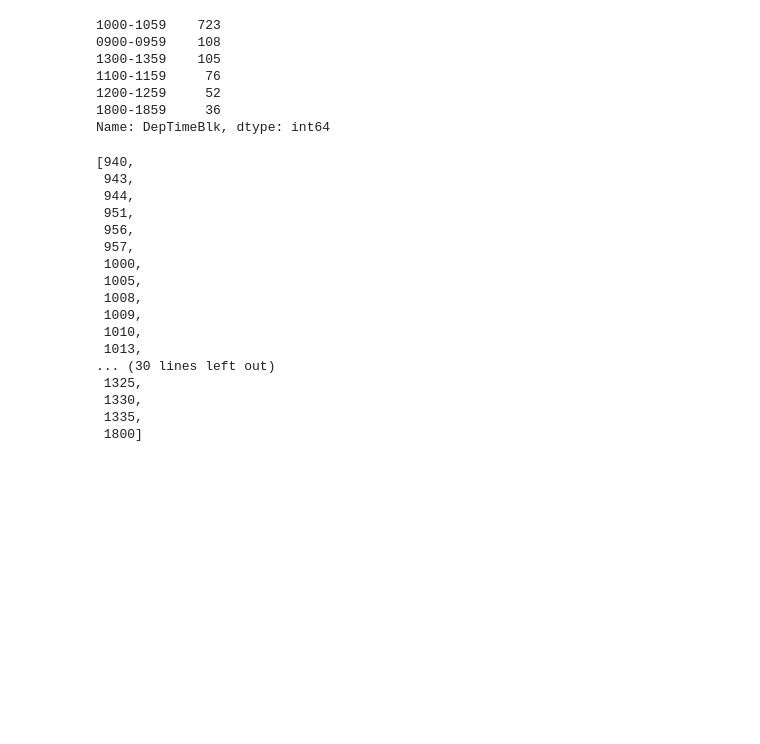
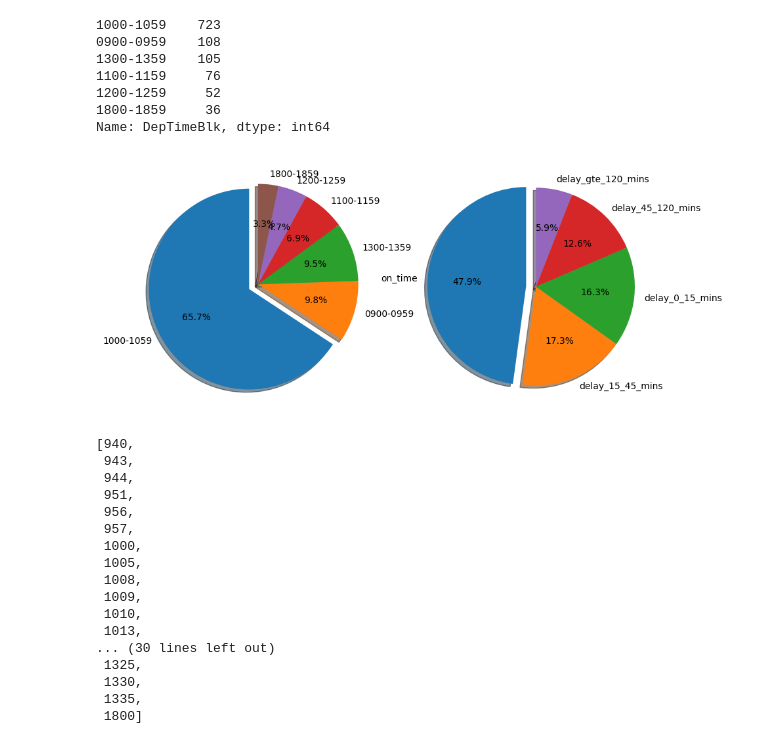
Before and after one commit to krishnaShreedhar/mis587_project, a Jupyter notebook: src/chicago_IL_feature_engineering.ipynb, the cells around one changed output. Drawn from its saved outputs; the diff is of its cells as text; code cells hidden in the pictures; blank space fills up the shorter version.

```diff
--- a/src/chicago_IL_feature_engineering.ipynb
+++ b/src/chicago_IL_feature_engineering.ipynb
@@ -778,6 +886,47 @@ df_flight_906['DepTimeBlk'].value_counts()
 1200-1259     52
 1800-1859     36
 Name: DepTimeBlk, dtype: int64
+# %%
+def plot_flight_sched_times(df_x):
+
+    df_temp = df_x[df_x['is_delayed'] == 1]
+
+    fig, axes = plt.subplots(1, 2, figsize=(10, 5))
+
+    dict_data = dict(df_flight_906['DepTimeBlk'].value_counts())
+    names = list(dict_data.keys())
+    values = list(dict_data.values())
+
+    explode = [0.1] + [0]*(len(names)-1)
+
+    axes[0].pie(values,
+                explode=explode,
+                labels=names,
+                autopct='%1.1f%%',
+                shadow=True,
+                startangle=90)
+
+    axes[0].axis('equal')  # Equal aspect ratio ensures that pie is drawn as a circle.
+
+    df_temp = df_flight_906[df_flight_906['DepTimeBlk'] == names[0]]
+    dict_data = dict(df_temp['delay_class'].value_counts())
+    names = list(dict_data.keys())
+    values = list(dict_data.values())
+
+    explode = [0.1] + [0]*(len(names)-1)
+
+    axes[1].pie(values,
+                explode=explode,
+                labels=names,
+                autopct='%1.1f%%',
+                shadow=True,
+                startangle=90)
+
+    axes[1].axis('equal')  # Equal aspect ratio ensures that pie is drawn as a circle.
+# %%
+plot_flight_sched_times(df_flight_906)
+# %% [output]
+[figure, added]
 # %%
 list_dep_times = list(df_flight_906['CRSDepTime'].unique())
 list_dep_times.sort()
```
Also changed, not shown: parts of 7 cells of this notebook.
